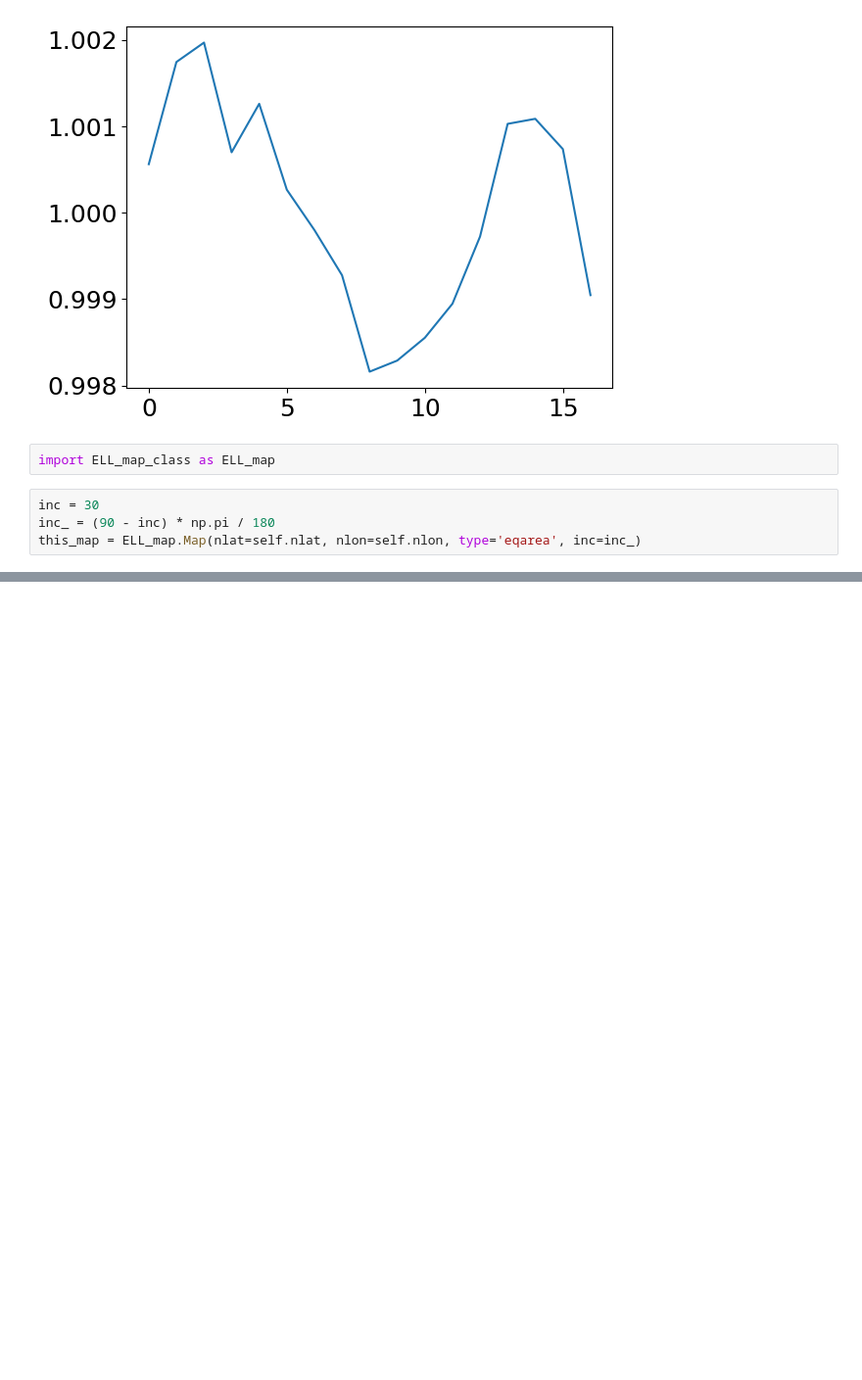
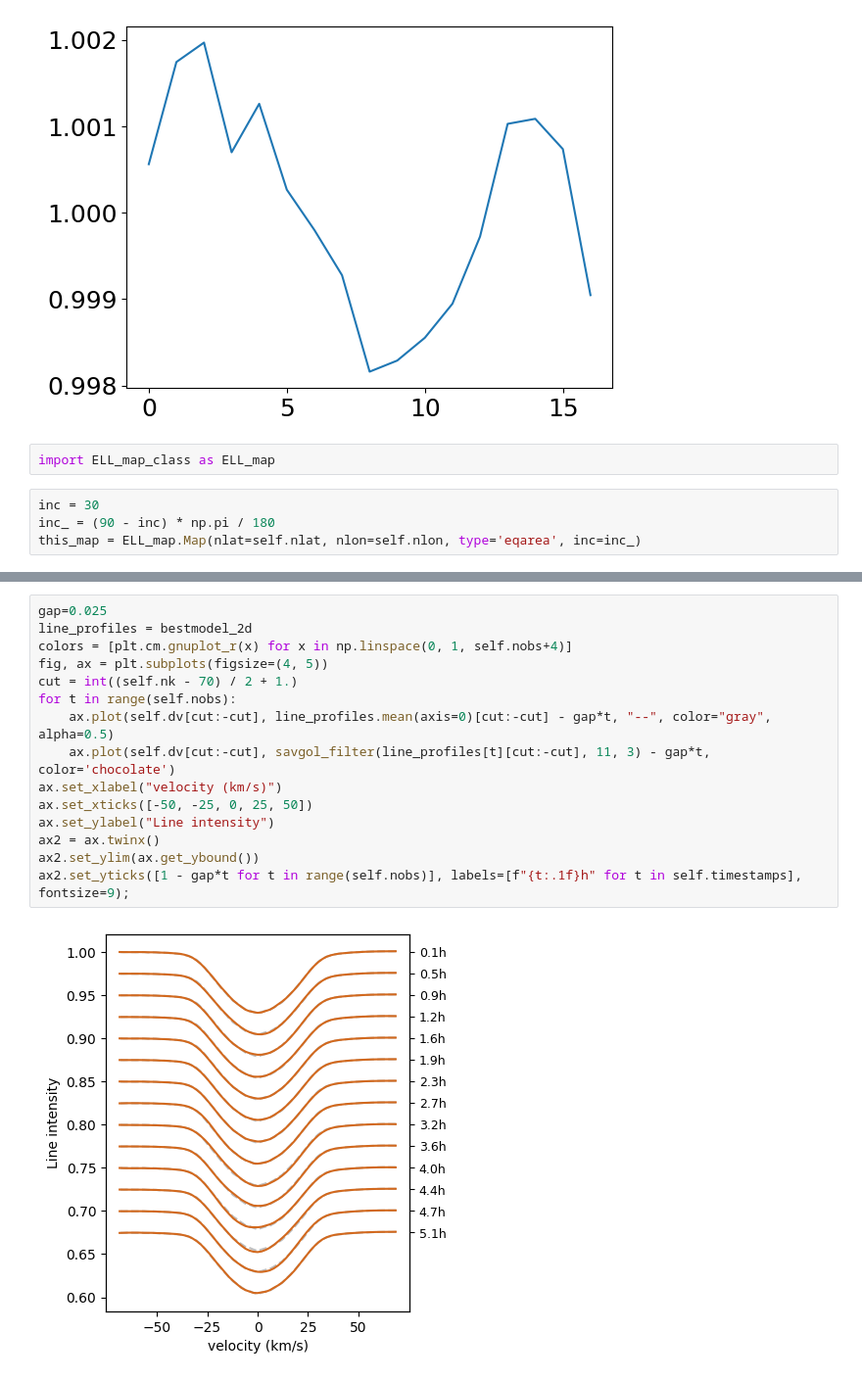
Before and after one commit to alphalyncis/doppler-imaging-maxentropy, a Jupyter notebook: src/test.ipynb, the cells around one changed output, grey strips where cells are left out. Shown at 98% size. Drawn from its saved outputs; the diff is of its cells as text; blank space fills up the shorter version.

```diff
--- a/src/test.ipynb
+++ b/src/test.ipynb
@@ -495,0 +549,17 @@ np.cos(np.pi/3)
+# %%
+gap=0.025
+line_profiles = bestmodel_2d
+colors = [plt.cm.gnuplot_r(x) for x in np.linspace(0, 1, self.nobs+4)]
+fig, ax = plt.subplots(figsize=(4, 5))
+cut = int((self.nk - 70) / 2 + 1.)
+for t in range(self.nobs):
+    ax.plot(self.dv[cut:-cut], line_profiles.mean(axis=0)[cut:-cut] - gap*t, "--", color="gray", alpha=0.5)
+    ax.plot(self.dv[cut:-cut], savgol_filter(line_profiles[t][cut:-cut], 11, 3) - gap*t, color='chocolate')
+ax.set_xlabel("velocity (km/s)")
+ax.set_xticks([-50, -25, 0, 25, 50])
+ax.set_ylabel("Line intensity")
+ax2 = ax.twinx()
+ax2.set_ylim(ax.get_ybound())
+ax2.set_yticks([1 - gap*t for t in range(self.nobs)], labels=[f"{t:.1f}h" for t in self.timestamps], fontsize=9);
+# %% [output]
+[figure, added]
```
Also changed, not shown: parts of 15 cells of this notebook, 2 other files.
